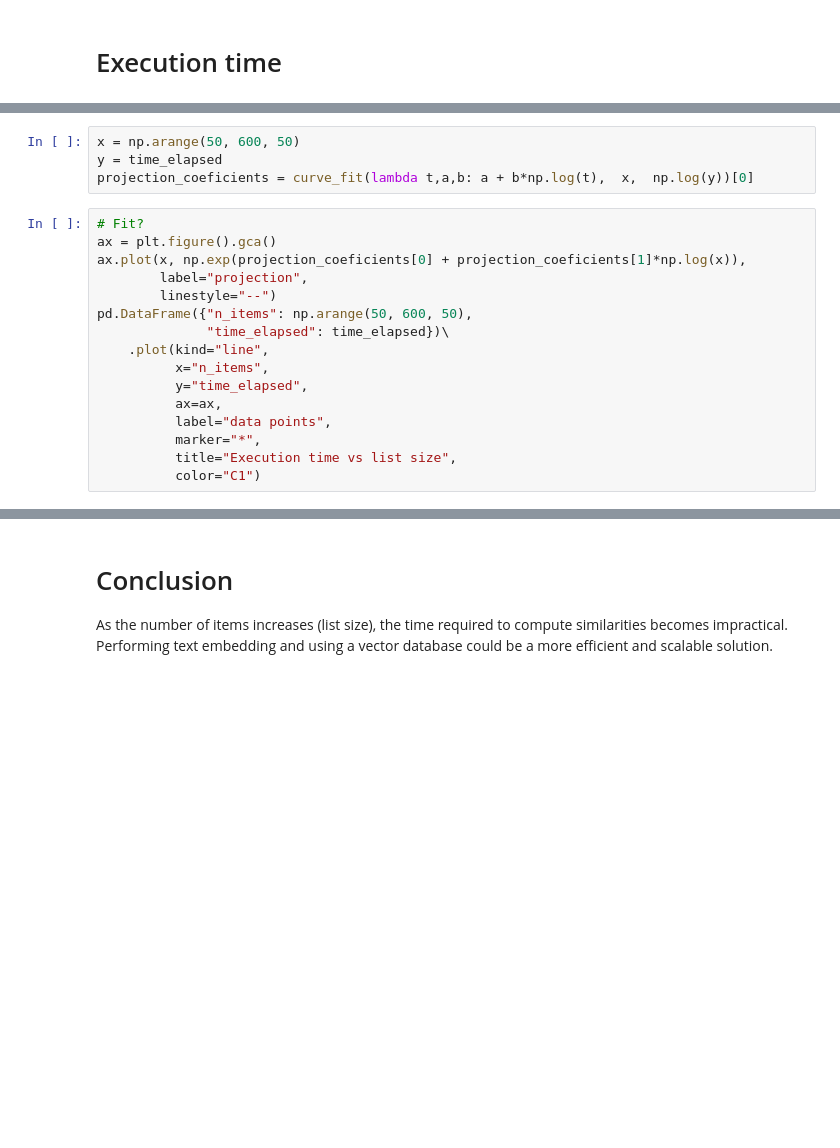
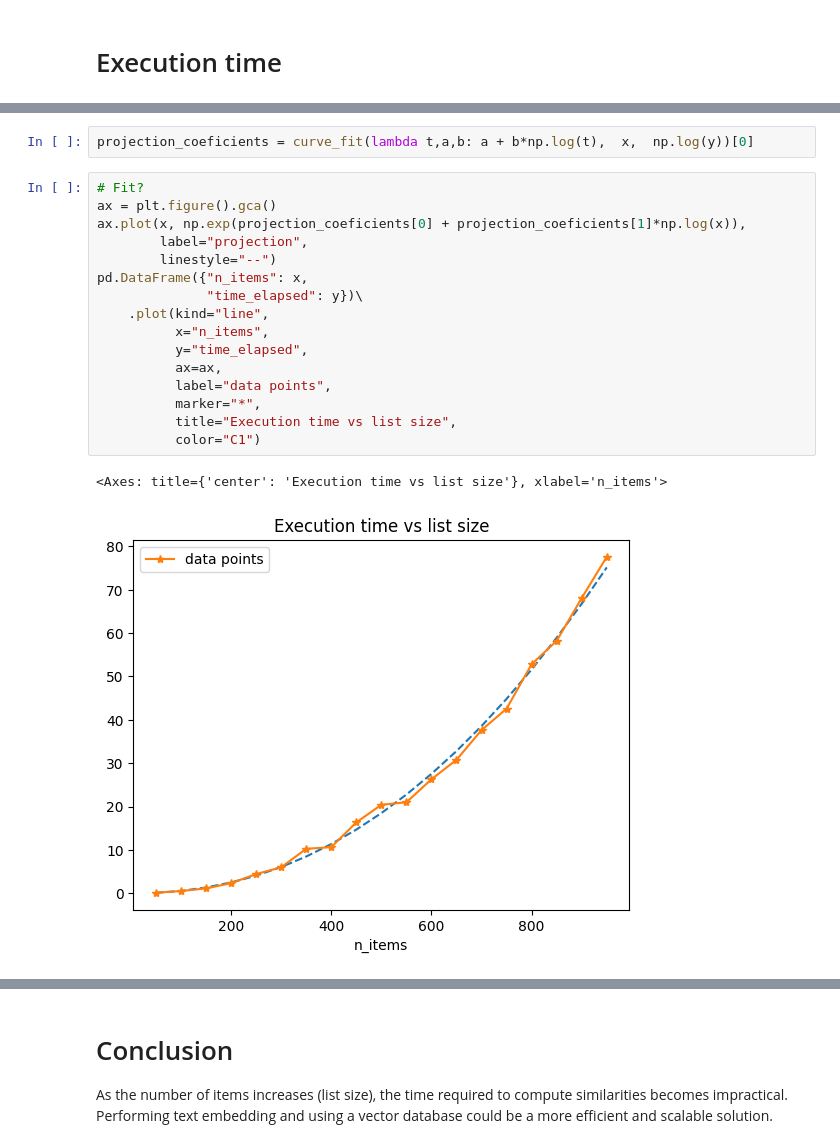
Before and after one commit to ohbtorres/meli_challenge, a Jupyter notebook: 02_similarity.ipynb, the cells around one changed output, grey strips where cells are left out. Drawn from its saved outputs; the diff is of its cells as text; blank space fills up the shorter version.

```diff
--- a/02_similarity.ipynb
+++ b/02_similarity.ipynb
@@ -288,23 +321,24 @@ ax.set_ylabel("Execution time (seconds)")
 # %%
-x = np.arange(50, 600, 50)
-y = time_elapsed
 projection_coeficients = curve_fit(lambda t,a,b: a + b*np.log(t),  x,  np.log(y))[0]
 # %%
 # Fit?
 ax = plt.figure().gca()
 ax.plot(x, np.exp(projection_coeficients[0] + projection_coeficients[1]*np.log(x)),
         label="projection",
         linestyle="--")
-pd.DataFrame({"n_items": np.arange(50, 600, 50),
-              "time_elapsed": time_elapsed})\
+pd.DataFrame({"n_items": x,
+              "time_elapsed": y})\
     .plot(kind="line",
           x="n_items",
           y="time_elapsed",
           ax=ax,
           label="data points",
           marker="*",
           title="Execution time vs list size",
           color="C1")
+# %% [output]
+<Axes: title={'center': 'Execution time vs list size'}, xlabel='n_items'>
+[figure, added]
 # %%
 # Projection
 ax = plt.figure().gca()
```
Also changed, not shown: parts of 13 cells of this notebook.
